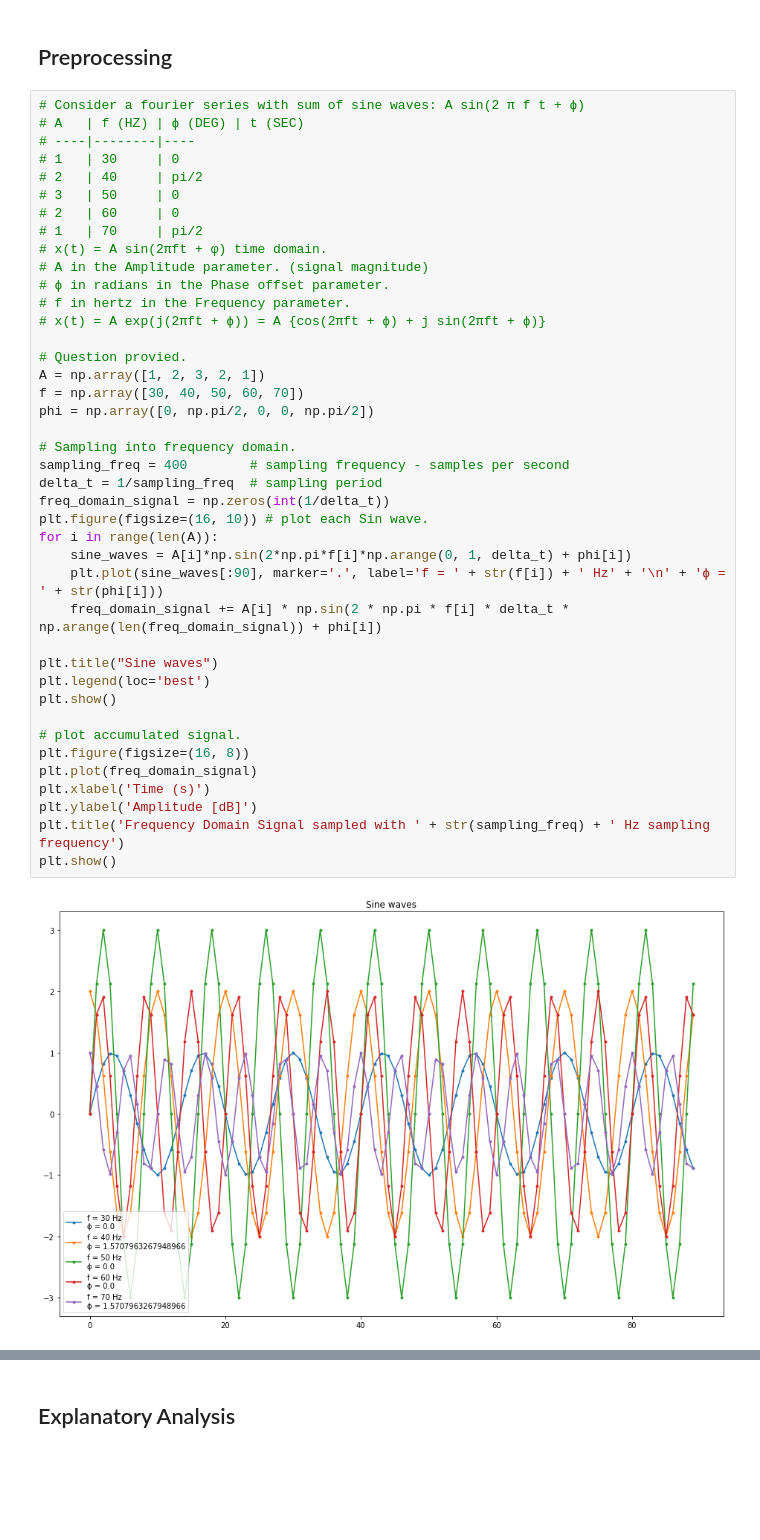
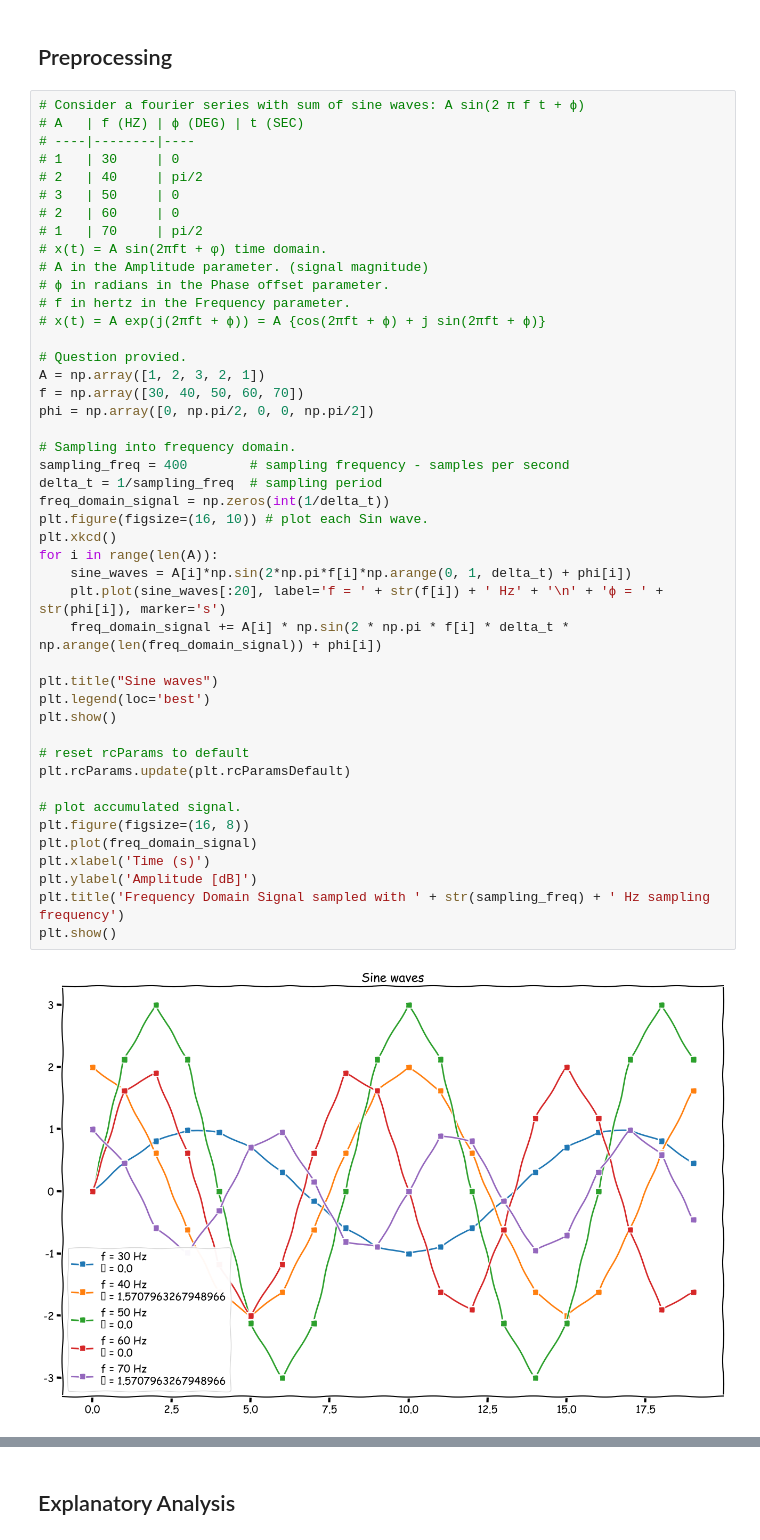
Before and after one commit to a-m-kyp/BioMedical-Signal-Processing, a Jupyter notebook: Final/Biomedical Signal Processing - Exam.ipynb, the cells around one changed output, grey strips where cells are left out. Cells and saved outputs as stored; diff of their text form; blank space fills up the shorter version.

Commit message:
minor changes - scaling, xkcd and numpy

```diff
--- a/Final/Biomedical Signal Processing - Exam.ipynb
+++ b/Final/Biomedical Signal Processing - Exam.ipynb
@@ -38,35 +38,39 @@ def plot(data, title, color="blue", axes=None, y=None):
 # ϕ in radians in the Phase offset parameter.
 # f in hertz in the Frequency parameter.
 # x(t) = A exp(j(2πft + ϕ)) = A {cos(2πft + ϕ) + j sin(2πft + ϕ)}
 
 # Question provied.
 A = np.array([1, 2, 3, 2, 1])
 f = np.array([30, 40, 50, 60, 70])
 phi = np.array([0, np.pi/2, 0, 0, np.pi/2])
 
 # Sampling into frequency domain.
 sampling_freq = 400        # sampling frequency - samples per second
 delta_t = 1/sampling_freq  # sampling period
 freq_domain_signal = np.zeros(int(1/delta_t))
 plt.figure(figsize=(16, 10)) # plot each Sin wave.
+plt.xkcd()
 for i in range(len(A)):
     sine_waves = A[i]*np.sin(2*np.pi*f[i]*np.arange(0, 1, delta_t) + phi[i])
-    plt.plot(sine_waves[:90], marker='.', label='f = ' + str(f[i]) + ' Hz' + '\n' + 'ϕ = ' + str(phi[i]))
+    plt.plot(sine_waves[:20], label='f = ' + str(f[i]) + ' Hz' + '\n' + 'ϕ = ' + str(phi[i]), marker='s')
     freq_domain_signal += A[i] * np.sin(2 * np.pi * f[i] * delta_t * np.arange(len(freq_domain_signal)) + phi[i])
 
 plt.title("Sine waves")
 plt.legend(loc='best')
 plt.show()
+
+# reset rcParams to default
+plt.rcParams.update(plt.rcParamsDefault)
 
 # plot accumulated signal.
 plt.figure(figsize=(16, 8))
 plt.plot(freq_domain_signal)
 plt.xlabel('Time (s)')
 plt.ylabel('Amplitude [dB]')
 plt.title('Frequency Domain Signal sampled with ' + str(sampling_freq) + ' Hz sampling frequency')
 plt.show()
 # %% [output]
-[figure, old version]
+[figure, new version]
 [figure]
 # %% [markdown]
 ## Explanatory Analysis
```
Also changed, not shown: parts of 3 cells of this notebook.
